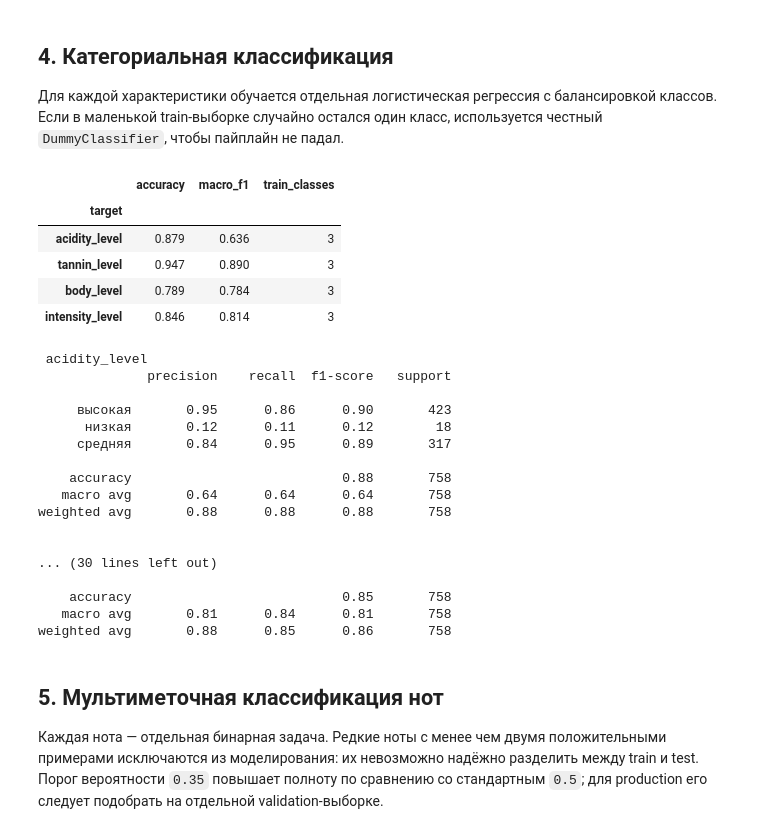
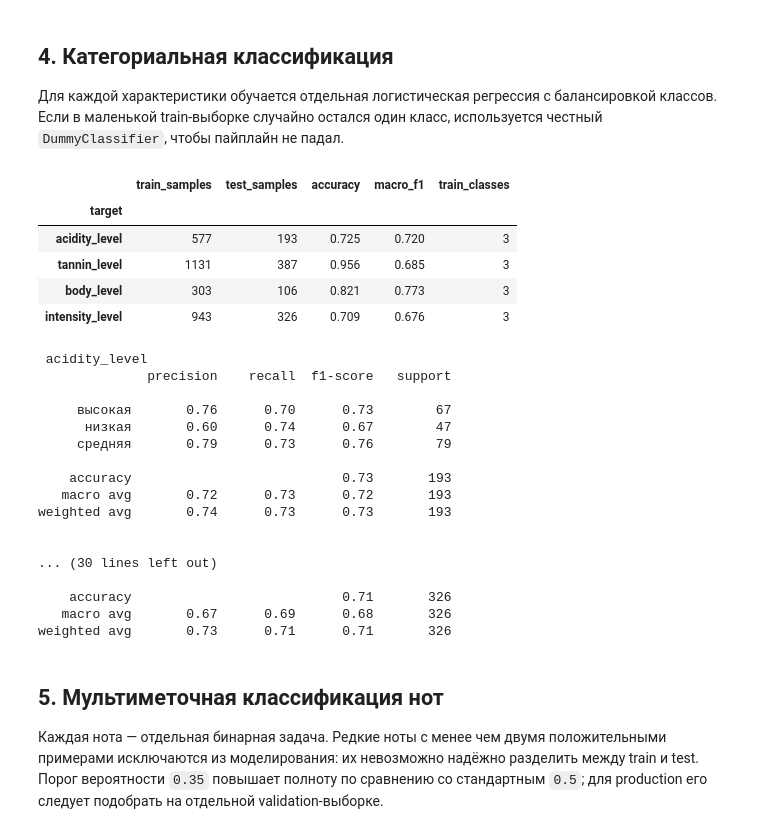
Before and after one commit to Daniil-fprog/netology_automatic_determination_wine_characteristics, a Jupyter notebook: notebooks/01_wine_characteristics_project.ipynb, the cells around one changed output. Cells and saved outputs as stored; diff of their text form; code cells hidden in the pictures.

```diff
--- a/notebooks/01_wine_characteristics_project.ipynb
+++ b/notebooks/01_wine_characteristics_project.ipynb
@@ -257,16 +262,18 @@ if DEMO_WEAK_LABELS:
     df["aroma_notes"] = df["model_text"].map(lambda t: extract_notes(extract_section(t, "аромат")))
     df["taste_notes"] = df["model_text"].map(lambda t: extract_notes(extract_section(t, "вкус")))
 
-    # Пустой набор — допустимая мультиметка. Для обучения оставим только достаточно частые классы.
+    # Пустой набор — допустимая мультиметка.
+    multilabel_available = {
+        column: pd.Series(True, index=df.index) for column in multilabel_targets
+    }
     print("⚠ Включен DEMO-режим слабой разметки. Метрики не являются production-оценкой.")
 else:
-    # В supervised-режиме строки с незаполненными целями не участвуют в обучении.
-    complete_mask = df[categorical_targets].notna().all(axis=1)
-    complete_mask &= df[multilabel_targets].map(bool).all(axis=1)
-    dropped = int((~complete_mask).sum())
-    df = df.loc[complete_mask].reset_index(drop=True)
-    print("Используется настоящая разметка из CSV.")
-    print("Исключено строк с незаполненными целями:", dropped)
+    # Не требуем полной разметки строки: каждая модель ниже получит свой набор строк.
+    print("Используется частичная supervised-разметка из CSV.")
+    for target in categorical_targets:
+        print(f"{target}: {df[target].notna().sum()} размеченных строк")
+    for target in multilabel_targets:
+        print(f"{target}: {multilabel_available[target].sum()} размеченных строк")
 
 print("Объектов после очистки:", len(df))
 display(df[["model_text"] + categorical_targets + multilabel_targets].head(5))
@@ -362,58 +379,70 @@ TF–IDF-признаков: 30000
 # %%
 categorical_models = {}
 categorical_rows = []
 categorical_predictions = {}
 
 for target in categorical_targets:
-    y_train = df.loc[train_idx, target].astype(str)
-    y_test = df.loc[test_idx, target].astype(str)
+    train_mask = df.loc[train_idx, target].notna().to_numpy()
+    test_mask = df.loc[test_idx, target].notna().to_numpy()
+    target_train_idx = train_idx[train_mask]
+    target_test_idx = test_idx[test_mask]
+    if len(target_train_idx) == 0 or len(target_test_idx) == 0:
+        raise ValueError(f"Для {target} недостаточно размеченных train/test-объектов")
+
+    y_train = df.loc[target_train_idx, target].astype(str)
+    y_test = df.loc[target_test_idx, target].astype(str)
     if y_train.nunique() < 2:
         model = DummyClassifier(strategy="most_frequent")
     else:
         model = LogisticRegression(max_iter=3000, class_weight="balanced", random_state=RANDOM_STATE)
-    model.fit(X_train, y_train)
-    pred = model.predict(X_test)
+    model.fit(X_train[train_mask], y_train)
+    pred = model.predict(X_test[test_mask])
     categorical_models[target] = model
-    categorical_predictions[target] = pred
+    categorical_predictions[target] = {
+        "indices": target_test_idx,
+        "y_true": y_test.to_numpy(),
+        "y_pred": pred,
+    }
     categorical_rows.append({
         "target": target,
+        "train_samples": len(target_train_idx),
+        "test_samples": len(target_test_idx),
         "accuracy": accuracy_score(y_test, pred),
         "macro_f1": f1_score(y_test, pred, average="macro", zero_division=0),
         "train_classes": y_train.nunique(),
     })
 
 categorical_metrics = pd.DataFrame(categorical_rows).set_index("target")
 display(categorical_metrics.style.format({"accuracy": "{:.3f}", "macro_f1": "{:.3f}"}))
 
 for target in categorical_targets:
+    result = categorical_predictions[target]
     print("\n", target)
-    print(classification_report(
-        df.loc[test_idx, target].astype(str), categorical_predictions[target], zero_division=0
-    ))
+    print(classification_report(result["y_true"], result["y_pred"], zero_division=0))
 # %% [output]
-|  | accuracy | macro_f1 | train_classes |
-| target |  |  |  |
-| acidity_level | 0.879 | 0.636 | 3 |
-| tannin_level | 0.947 | 0.890 | 3 |
-| body_level | 0.789 | 0.784 | 3 |
-| intensity_level | 0.846 | 0.814 | 3 |
+|  | train_samples | test_samples | accuracy | macro_f1 | train_classes |
+| target |  |  |  |  |  |
+| acidity_level | 577 | 193 | 0.725 | 0.720 | 3 |
+| tannin_level | 1131 | 387 | 0.956 | 0.685 | 3 |
+| body_level | 303 | 106 | 0.821 | 0.773 | 3 |
+| intensity_level | 943 | 326 | 0.709 | 0.676 | 3 |
  acidity_level
               precision    recall  f1-score   support
 
-     высокая       0.95      0.86      0.90       423
-      низкая       0.12      0.11      0.12        18
-     средняя       0.84      0.95      0.89       317
+     высокая       0.76      0.70      0.73        67
+      низкая       0.60      0.74      0.67        47
+     средняя       0.79      0.73      0.76        79
 
-    accuracy                           0.88       758
-   macro avg       0.64      0.64      0.64       758
-weighted avg       0.88      0.88      0.88       758
+    accuracy                           0.73       193
+   macro avg       0.72      0.73      0.72       193
+weighted avg       0.74      0.73      0.73       193
 
 
 ... (30 lines left out)
 
-    accuracy                           0.85       758
-   macro avg       0.81      0.84      0.81       758
-weighted avg       0.88      0.85      0.86       758
+    accuracy                           0.71       326
+   macro avg       0.67      0.69      0.68       326
+weighted avg       0.73      0.71      0.71       326
 # %% [markdown]
 ## 5. Мультиметочная классификация нот
 
```
Also changed, not shown: parts of 11 cells of this notebook, 7 other files.
